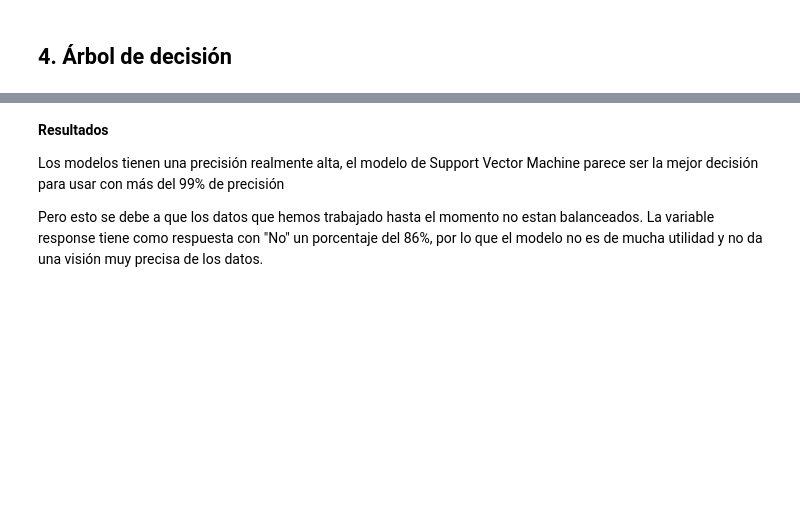
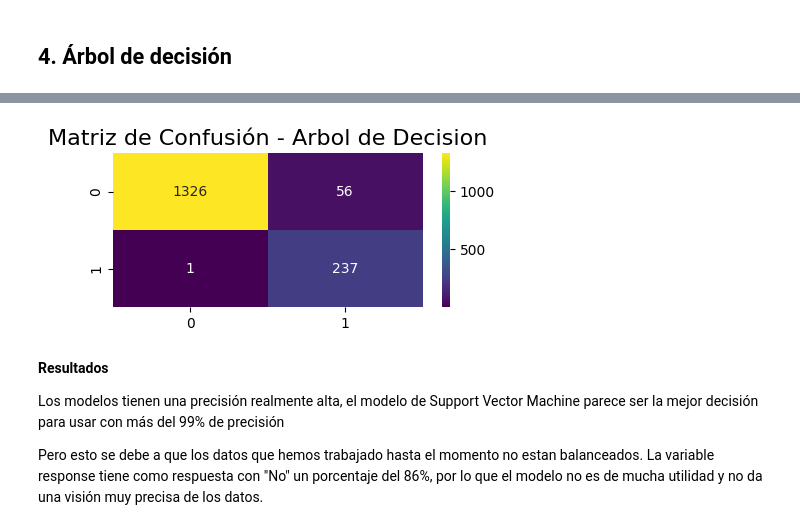
Before and after one commit to narencastellon/Python, a Jupyter notebook: 2. car-insurance-sales-supervised-machine-learning.ipynb, the cells around one changed output, grey strips where cells are left out. Cells and saved outputs as stored; diff of their text form; code cells hidden in the pictures; blank space fills up the shorter version.

```diff
--- a/2. car-insurance-sales-supervised-machine-learning.ipynb
+++ b/2. car-insurance-sales-supervised-machine-learning.ipynb
@@ -486,0 +552,6 @@ print("Decision Tree Test Accuracy", round(acc, 2),"%")
+# %%
+#predicion
+y_pred_dtc = dtc.predict(X_test)
+
+acc_train = dtc.score(X_train, y_train)*100
+print("Decision Tree Test Accuracy", round(acc_train, 2),"%")
@@ -493,3 +579,13 @@ print (accuracy_score(y_test, y_pred_dtc))
+# %%
+from sklearn.metrics import confusion_matrix, classification_report
+
+plt.figure(figsize = (5,2))
+plt.title("Matriz de Confusión - Arbol de Decision", fontsize=16)
+sns.heatmap(confusion_matrix(y_test,y_pred_dtc), annot = True, cmap = 'viridis',fmt = '.0f')
+
+plt.show();
+# %% [output]
+[figure, added]
 # %% [markdown]
 **Resultados**
 
```
Also changed, not shown: parts of 34 cells of this notebook.
